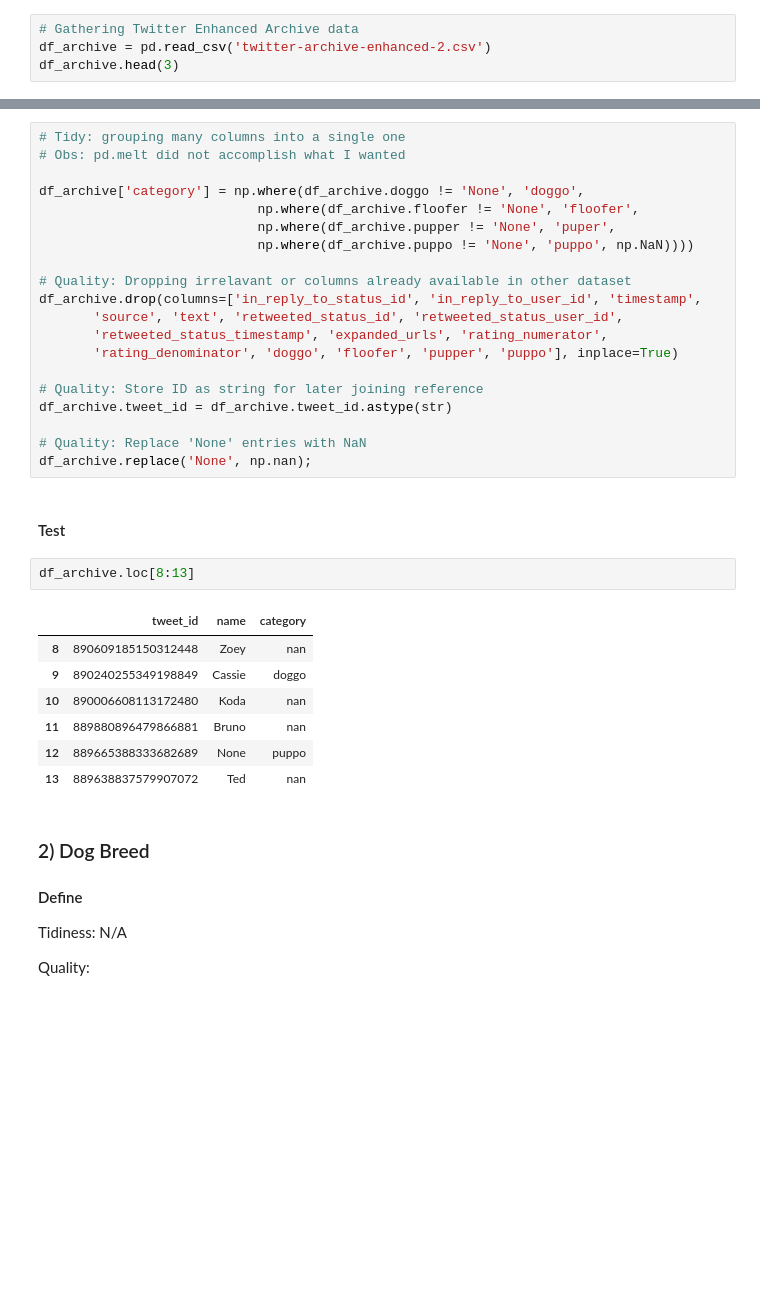
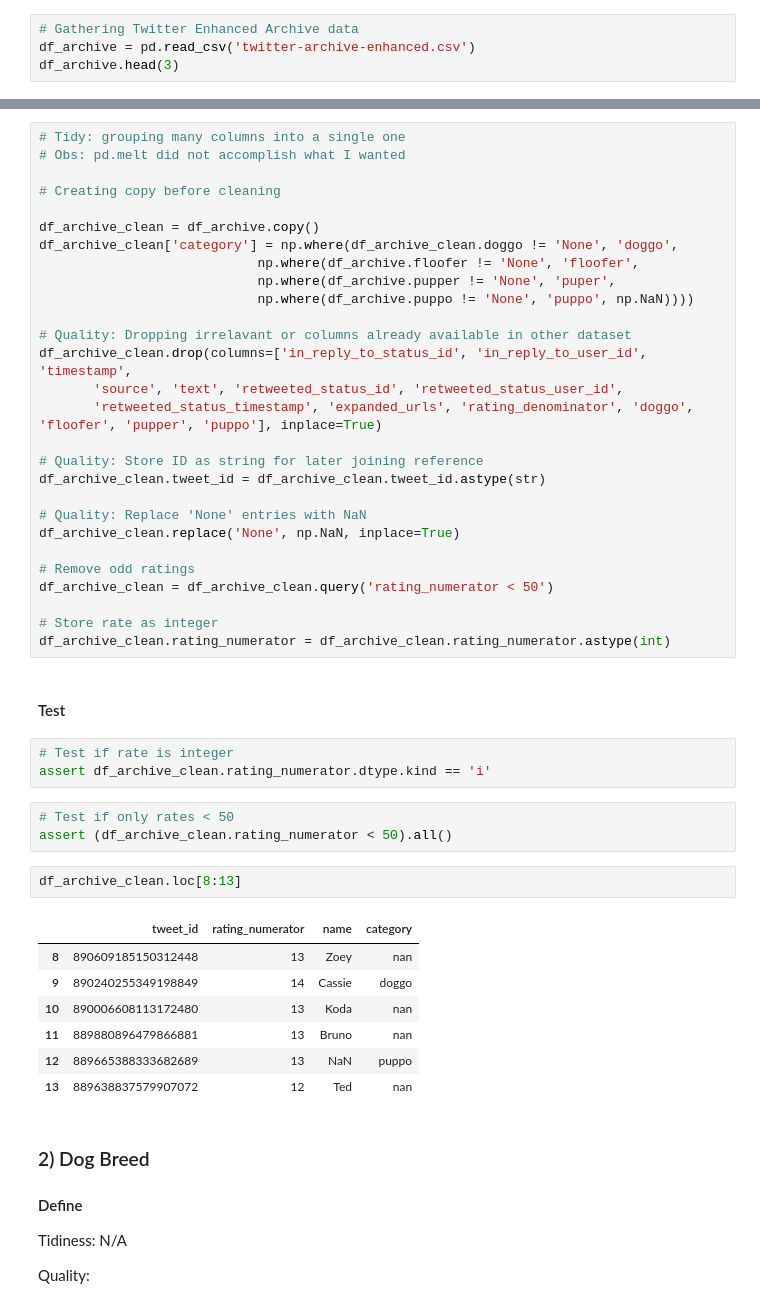
Before and after one commit to marcellovictorino/DAND_4_Data_Wrangling, a Jupyter notebook: 3) Project 4 - WeRateDogs Twitter/wrangle_act.ipynb, the cells around one changed output, grey strips where cells are left out. Drawn from its saved outputs; the diff is of its cells as text; blank space fills up the shorter version.

```diff
--- a/3) Project 4 - WeRateDogs Twitter/WeRateDogs Twitter.ipynb
+++ b/3) Project 4 - WeRateDogs Twitter/wrangle_act.ipynb
@@ -17,7 +17,7 @@ import numpy as np
 ## Gather
 # %%
 # Gathering Twitter Enhanced Archive data
-df_archive = pd.read_csv('twitter-archive-enhanced-2.csv')
+df_archive = pd.read_csv('twitter-archive-enhanced.csv')
 df_archive.head(3)
 # %% [output]
 |  | tweet_id | in_reply_to_status_id | in_reply_to_user_id | timestamp | source | text | retweeted_status_id | ... |
@@ -172,34 +197,48 @@ Quality:
 # Tidy: grouping many columns into a single one
 # Obs: pd.melt did not accomplish what I wanted
 
-df_archive['category'] = np.where(df_archive.doggo != 'None', 'doggo',
+# Creating copy before cleaning
+
+df_archive_clean = df_archive.copy()
+df_archive_clean['category'] = np.where(df_archive_clean.doggo != 'None', 'doggo',
                             np.where(df_archive.floofer != 'None', 'floofer',
                             np.where(df_archive.pupper != 'None', 'puper',
                             np.where(df_archive.puppo != 'None', 'puppo', np.NaN))))
 
 # Quality: Dropping irrelavant or columns already available in other dataset
-df_archive.drop(columns=['in_reply_to_status_id', 'in_reply_to_user_id', 'timestamp',
+df_archive_clean.drop(columns=['in_reply_to_status_id', 'in_reply_to_user_id', 'timestamp',
        'source', 'text', 'retweeted_status_id', 'retweeted_status_user_id',
-       'retweeted_status_timestamp', 'expanded_urls', 'rating_numerator',
-       'rating_denominator', 'doggo', 'floofer', 'pupper', 'puppo'], inplace=True)
+       'retweeted_status_timestamp', 'expanded_urls', 'rating_denominator', 'doggo', 'floofer', 'pupper', 'puppo'], inplace=True)
 
 # Quality: Store ID as string for later joining reference
-df_archive.tweet_id = df_archive.tweet_id.astype(str)
+df_archive_clean.tweet_id = df_archive_clean.tweet_id.astype(str)
 
 # Quality: Replace 'None' entries with NaN
-df_archive.replace('None', np.nan);
+df_archive_clean.replace('None', np.NaN, inplace=True)
+
+# Remove odd ratings
+df_archive_clean = df_archive_clean.query('rating_numerator < 50')
+
+# Store rate as integer
+df_archive_clean.rating_numerator = df_archive_clean.rating_numerator.astype(int)
 # %% [markdown]
 #### Test
+# %%
+# Test if rate is integer
+assert df_archive_clean.rating_numerator.dtype.kind == 'i'
+# %%
+# Test if only rates < 50
+assert (df_archive_clean.rating_numerator < 50).all()
 # %%
-df_archive.loc[8:13]
+df_archive_clean.loc[8:13]
 # %% [output]
-|  | tweet_id | name | category |
-| 8 | 890609185150312448 | Zoey | nan |
-| 9 | 890240255349198849 | Cassie | doggo |
-| 10 | 890006608113172480 | Koda | nan |
-| 11 | 889880896479866881 | Bruno | nan |
-| 12 | 889665388333682689 | None | puppo |
-| 13 | 889638837579907072 | Ted | nan |
+|  | tweet_id | rating_numerator | name | category |
+| 8 | 890609185150312448 | 13 | Zoey | nan |
+| 9 | 890240255349198849 | 14 | Cassie | doggo |
+| 10 | 890006608113172480 | 13 | Koda | nan |
+| 11 | 889880896479866881 | 13 | Bruno | nan |
+| 12 | 889665388333682689 | 13 | NaN | puppo |
+| 13 | 889638837579907072 | 12 | Ted | nan |
 # %% [markdown]
 ### 2) Dog Breed
 #### Define
```
Also changed, not shown: parts of 30 cells of this notebook, 8 other files.
